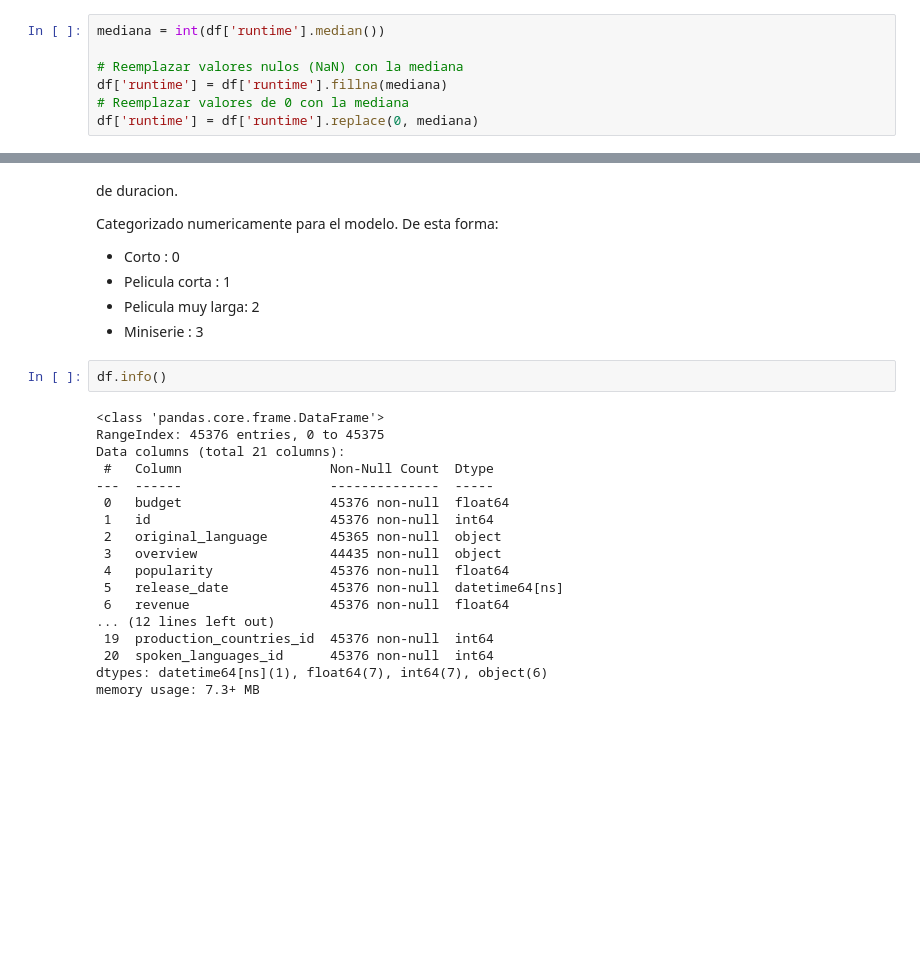
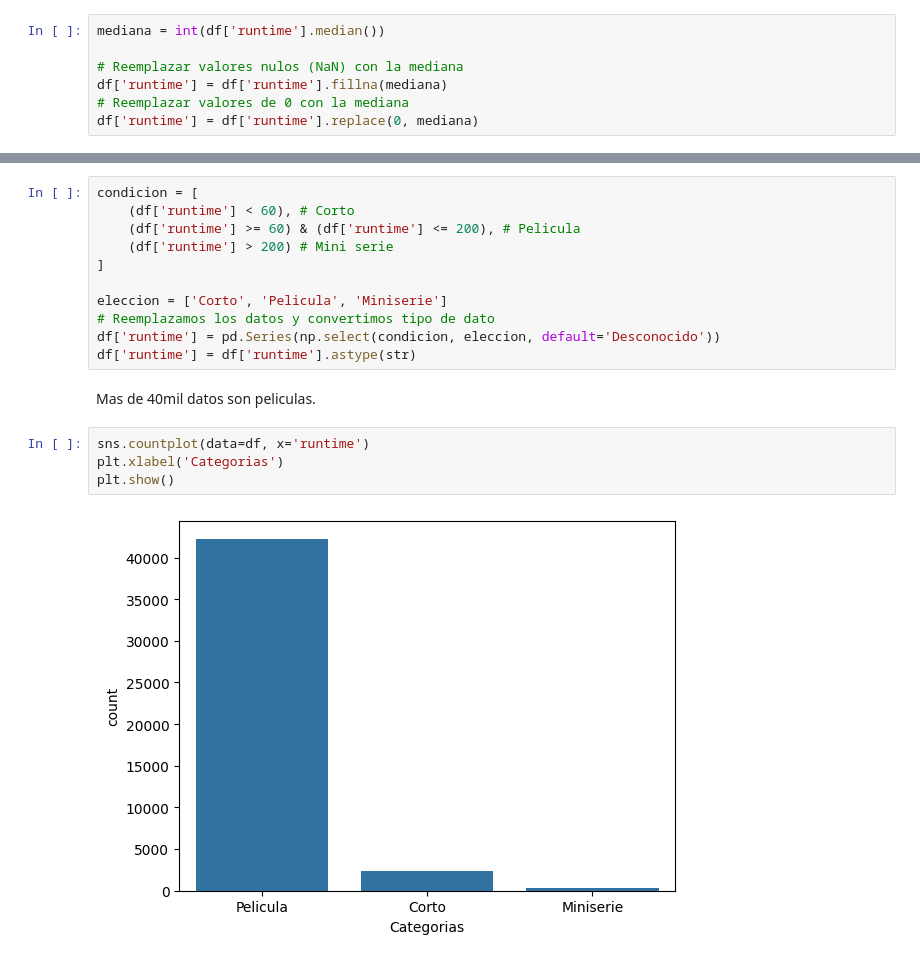
Before and after one commit to mauricioarcez/MLops, a Jupyter notebook: notebooks/eda.ipynb, the cells around one changed output, grey strips where cells are left out. Saved outputs shown, nothing was run; the diff lists cells and outputs as text; blank space fills up the shorter version.

```diff
--- a/notebooks/eda.ipynb
+++ b/notebooks/eda.ipynb
@@ -56,28 +58,19 @@ Ahora que no contiene nulos y su informacion esta mas distribuida. Vamos a categ
-# %% [markdown]
-de duracion.
-
-Categorizado numericamente para el modelo. De esta forma:
-- Corto : 0
-- Pelicula corta : 1
-- Pelicula muy larga: 2
-- Miniserie : 3
-# %%
-df.info()
-# %% [output]
-<class 'pandas.core.frame.DataFrame'>
-RangeIndex: 45376 entries, 0 to 45375
-Data columns (total 21 columns):
- #   Column                   Non-Null Count  Dtype
----  ------                   --------------  -----
- 0   budget                   45376 non-null  float64
- 1   id                       45376 non-null  int64
- 2   original_language        45365 non-null  object
- 3   overview                 44435 non-null  object
- 4   popularity               45376 non-null  float64
- 5   release_date             45376 non-null  datetime64[ns]
- 6   revenue                  45376 non-null  float64
-... (12 lines left out)
- 19  production_countries_id  45376 non-null  int64
- 20  spoken_languages_id      45376 non-null  int64
-dtypes: datetime64[ns](1), float64(7), int64(7), object(6)
-memory usage: 7.3+ MB
+# %%
+condicion = [
+    (df['runtime'] < 60), # Corto
+    (df['runtime'] >= 60) & (df['runtime'] <= 200), # Pelicula
+    (df['runtime'] > 200) # Mini serie
+]
+
+eleccion = ['Corto', 'Pelicula', 'Miniserie']
+# Reemplazamos los datos y convertimos tipo de dato
+df['runtime'] = pd.Series(np.select(condicion, eleccion, default='Desconocido'))
+df['runtime'] = df['runtime'].astype(str)
+# %% [markdown]
+Mas de 40mil datos  son peliculas.
+# %%
+sns.countplot(data=df, x='runtime')
+plt.xlabel('Categorias')
+plt.show()
+# %% [output]
+[figure, added]
```
Also changed, not shown: parts of 42 cells of this notebook, 12 other files.
